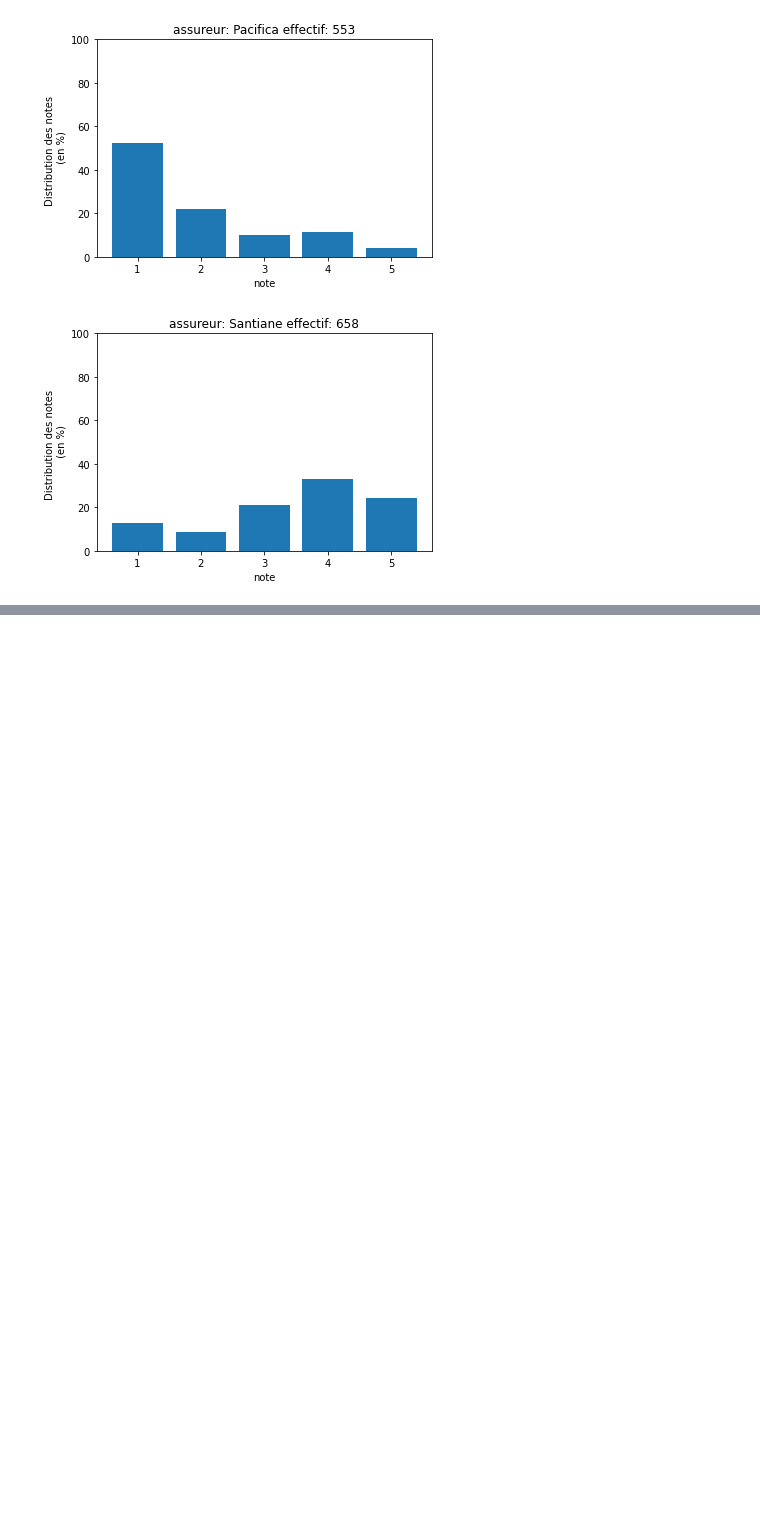
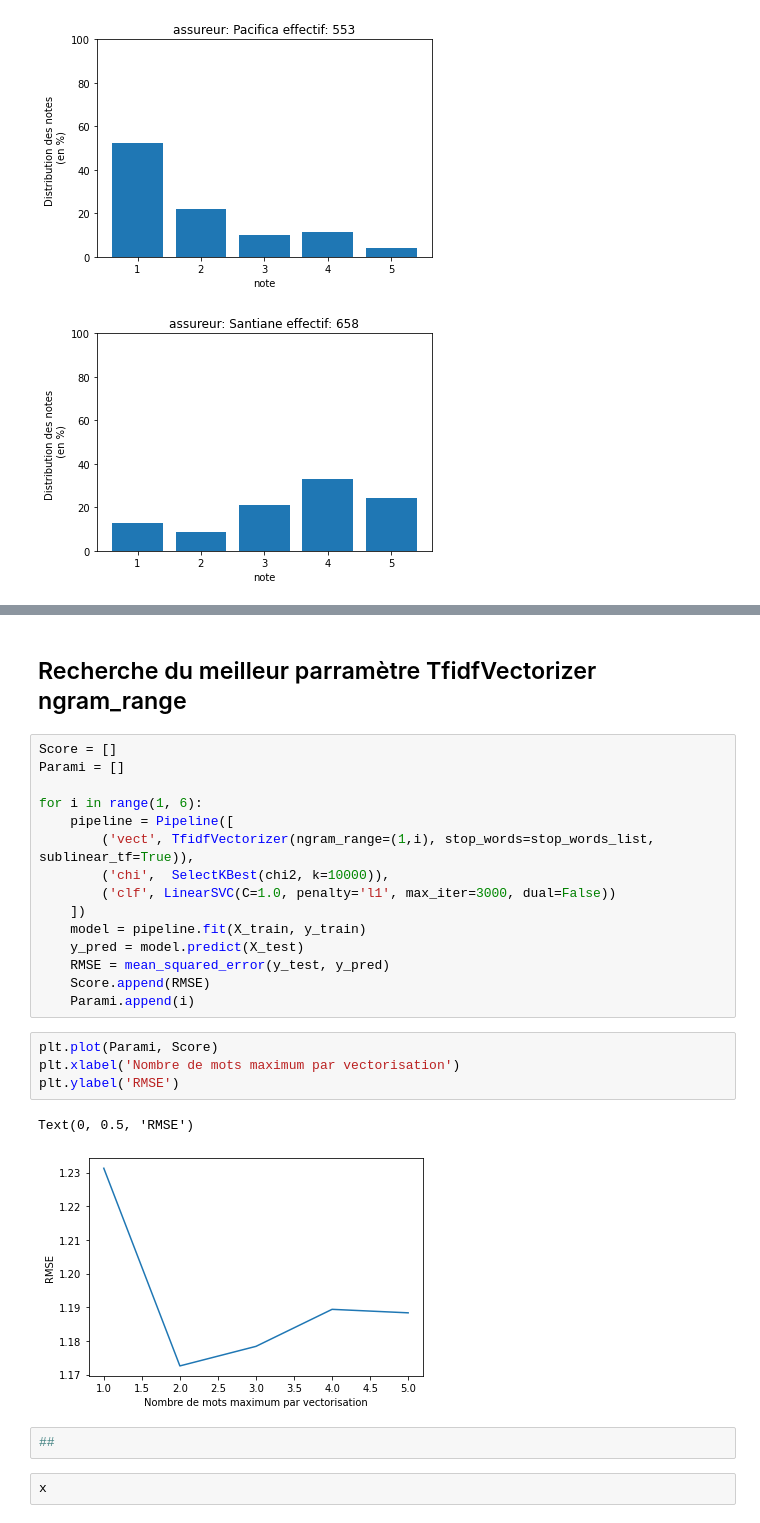
Before and after one commit to NandyBa/NLP-Project2, a Jupyter notebook: Analysis.ipynb, the cells around one changed output, grey strips where cells are left out. Saved outputs shown, nothing was run; the diff lists cells and outputs as text; blank space fills up the shorter version.

```diff
--- a/Analysis.ipynb
+++ b/Analysis.ipynb
@@ -405,0 +409,28 @@ accuracy score: 0.5040448039825762
+# %% [markdown]
+## Recherche du meilleur parramètre TfidfVectorizer ngram_range
+# %%
+Score = []
+Parami = []
+
+for i in range(1, 6):
+    pipeline = Pipeline([
+        ('vect', TfidfVectorizer(ngram_range=(1,i), stop_words=stop_words_list, sublinear_tf=True)),
+        ('chi',  SelectKBest(chi2, k=10000)),
+        ('clf', LinearSVC(C=1.0, penalty='l1', max_iter=3000, dual=False))
+    ])
+    model = pipeline.fit(X_train, y_train)
+    y_pred = model.predict(X_test)
+    RMSE = mean_squared_error(y_test, y_pred)
+    Score.append(RMSE)
+    Parami.append(i)
+# %%
+plt.plot(Parami, Score)
+plt.xlabel('Nombre de mots maximum par vectorisation')
+plt.ylabel('RMSE')
+# %% [output]
+Text(0, 0.5, 'RMSE')
+[figure, added]
+# %%
+##
+# %%
+x
```
Also changed, not shown: parts of 19 cells of this notebook, 15 other files.
